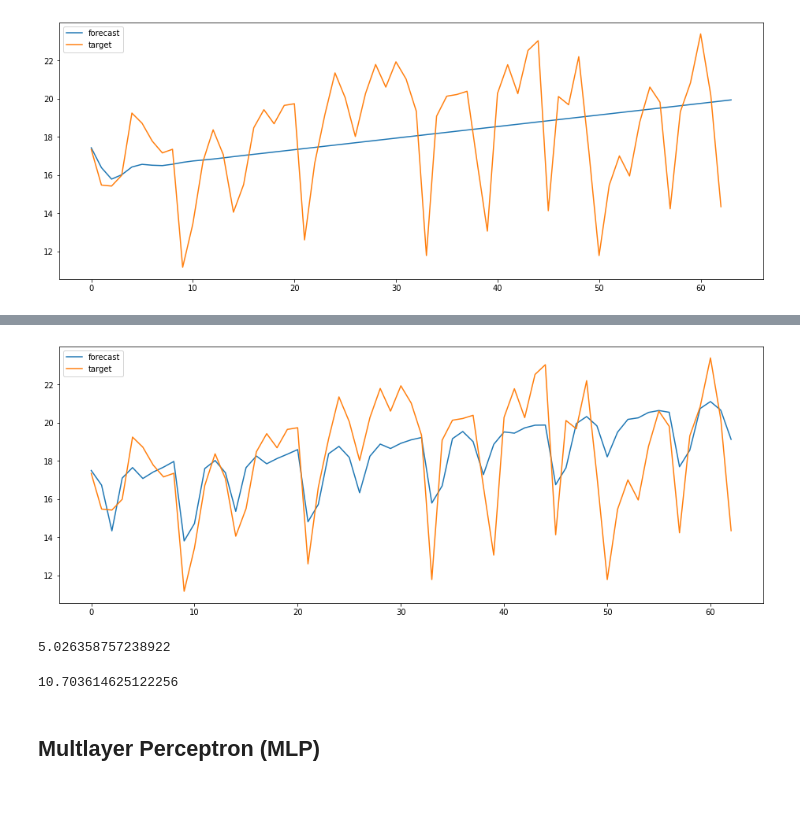
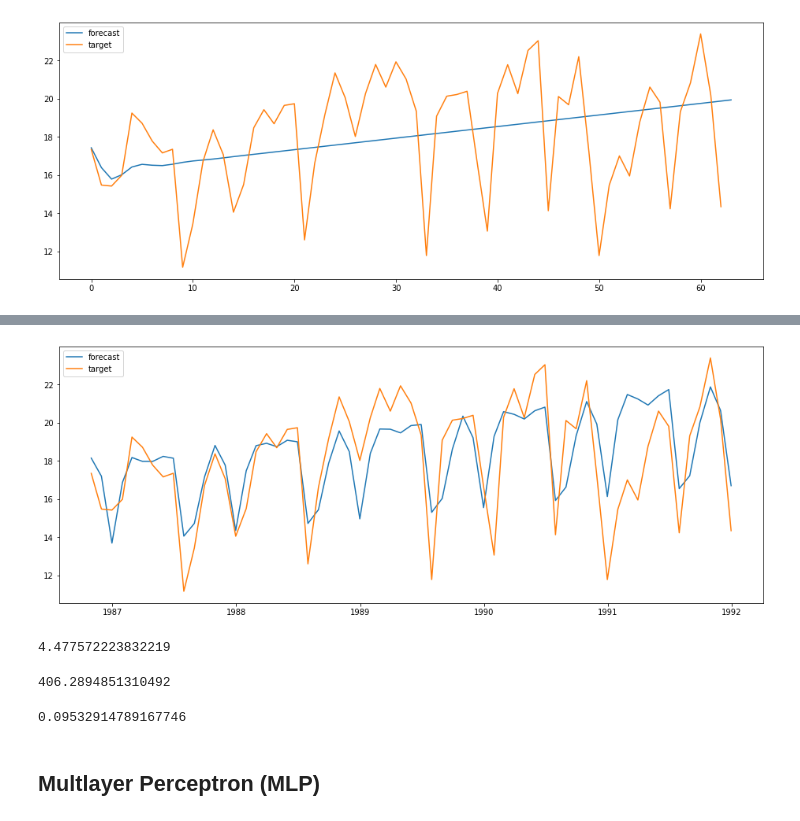
Before and after one commit to bernarducs/code_chunks, a Jupyter notebook: Projeto_Séries_Temporais.ipynb, the cells around one changed output, grey strips where cells are left out. Cells and saved outputs as stored; diff of their text form; code cells hidden in the pictures.

```diff
--- a/Projeto_Séries_Temporais.ipynb
+++ b/Projeto_Séries_Temporais.ipynb
@@ -98,7 +103,7 @@ Data columns (total 1 columns):
 dtypes: float64(1)
 memory usage: 2.1 KB
 # %%
-df.index = pd.date_range(start='1/1/2000', periods=len(df))
+df.index = pd.date_range(start='1/1/1971', freq="M", periods=len(df))
 # %%
 df.index.dtype
 # %% [output]
@@ -267,3 +312,6 @@ sarima_params = (*arima_params, 6)
 # %%
-model_sarimax = SARIMAX(
-    endog=treino['freq'].values, order=arima_params, seasonal_order=sarima_params).fit()
+sarimax = SARIMAX(
+    endog=treino['freq'], order=arima_params, seasonal_order=(sarima_params),
+    enforce_stationarity=False, enforce_invertibility=False)
+
+model_sarimax = sarimax.fit()
@@ -272,19 +318,25 @@ previsao_sarima = model_sarimax.forecast(len(teste))
 # %%
+previsao_sarima = model_sarimax.forecast(len(teste))
+
 plt.figure(figsize=(16, 6))
 plt.plot(previsao_sarima, label = 'forecast')
-plt.plot(teste.freq.values, label = 'target')
+plt.plot(teste.freq, label = 'target')
 plt.legend()
 plt.show()
 # %% [output]
-[figure, old version]
+[figure, new version]
 # %%
-MSE(teste.freq.values, previsao_sarima)
+mse(teste.freq.values, previsao_sarima)
 # %% [output]
-5.026358757238922
+4.477572223832219
+# %%
+model_sarimax.aic
+# %% [output]
+406.2894851310492
 # %%
-mape(teste.freq.values, previsao_sarima)
+smape(teste.freq.values, previsao_sarima)
 # %% [output]
-10.703614625122256
+0.09532914789167746
 # %%
 resultados['sarimax'] = {
     'mse': MSE(teste.freq.values, previsao_sarima),
```
Also changed, not shown: parts of 37 cells of this notebook.
